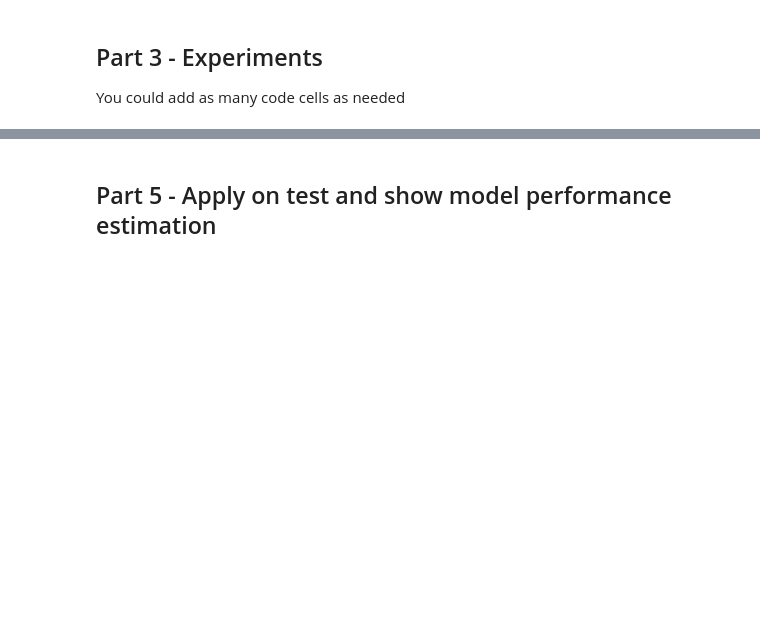
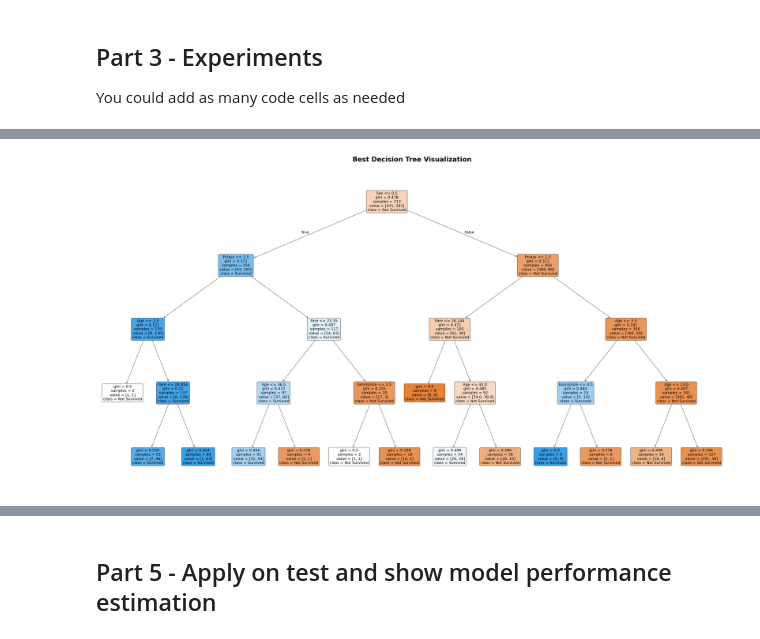
Before and after one commit to ShalevOzeri/machine-learning-task-2, a Jupyter notebook: Assignment2_supervised_learning_flow.ipynb, the cells around one changed output, grey strips where cells are left out. Cells and saved outputs as stored; diff of their text form; code cells hidden in the pictures; blank space fills up the shorter version.

```diff
--- a/Assignment2_supervised_learning_flow.ipynb
+++ b/Assignment2_supervised_learning_flow.ipynb
@@ -224,0 +528,41 @@ Use the best combination of feature engineering, model (algorithm and hyperparam
+# %%
+from sklearn import tree
+import matplotlib.pyplot as plt
+
+# Select the best feature set and parameters from the results table
+best_row = df_results_dt.iloc[0]
+best_features = feature_sets[best_row['combo_num'] - 1][1]  # combo_num is 1-based
+best_params = best_row['best_params']
+
+# Prepare the data for the tree
+X_best = train_df1[best_features]
+y_best = train_df1['Survived']
+
+# Create and fit the DecisionTreeClassifier with the best parameters
+dt_best = DecisionTreeClassifier(
+    max_depth=best_params.get('clf__max_depth', None),
+    min_samples_split=best_params.get('clf__min_samples_split', 2),
+    min_samples_leaf=best_params.get('clf__min_samples_leaf', 1),
+    random_state=42
+)
+dt_best.fit(X_best, y_best)
+
+# --- Visualization in a separate, well-spaced plot cell ---
+# This will create a very large, clear, and separate plot for the decision tree.
+fig = plt.figure(figsize=(44, 24))  # Even larger figure for more spacing
+ax = fig.add_subplot(1, 1, 1)
+tree.plot_tree(
+    dt_best,
+    feature_names=best_features,
+    class_names=['Not Survived', 'Survived'],
+    filled=True,
+    rounded=True,
+    fontsize=18,  # Larger font for readability
+    ax=ax
+)
+plt.title("Best Decision Tree Visualization", fontsize=32, fontweight='bold', pad=40)
+plt.subplots_adjust(left=0.01, right=0.99, top=0.90, bottom=0.01, wspace=0.4, hspace=0.4)  # Extra spacing
+plt.tight_layout(pad=6.0)  # Add even more padding
+plt.show()
+# %% [output]
+[figure, added]
```
Also changed, not shown: parts of 19 cells of this notebook.
